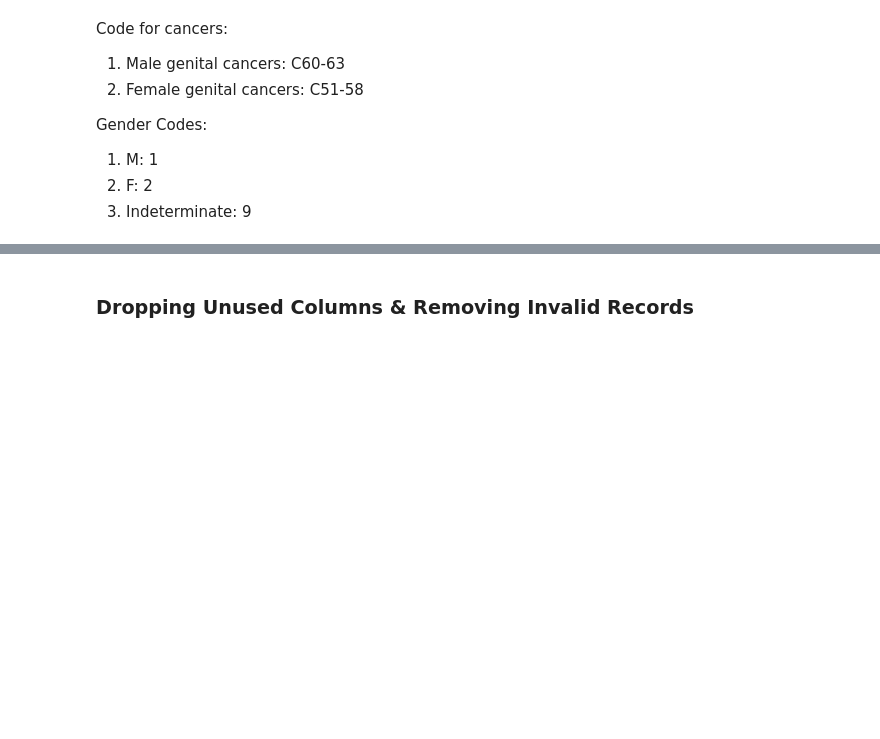
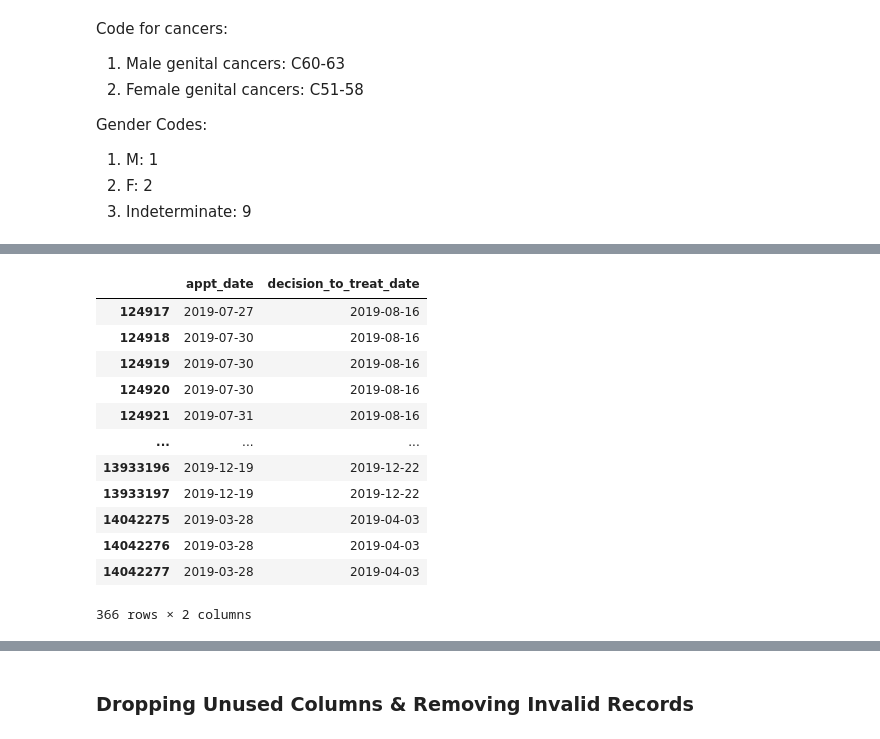
Before and after one commit to jcnexu/clinical_dashboards_sem2_2024, a Jupyter notebook: new_data_dict.ipynb, the cells around one changed output, grey strips where cells are left out. Cells and saved outputs as stored; diff of their text form; code cells hidden in the pictures; blank space fills up the shorter version.

```diff
--- a/new_data_dict.ipynb
+++ b/new_data_dict.ipynb
@@ -412,0 +427,22 @@ bad_records
+# %%
+tumour_radiotherapy[
+    (tumour_radiotherapy['appt_date'] < tumour_radiotherapy['decision_to_treat_date']) &
+    tumour_radiotherapy['appt_date'].notna() &
+    tumour_radiotherapy['decision_to_treat_date'].notna()
+][['appt_date','decision_to_treat_date']]
+
+# invalid appts^
+# %% [output]
+|  | appt_date | decision_to_treat_date |
+| 124917 | 2019-07-27 | 2019-08-16 |
+| 124918 | 2019-07-30 | 2019-08-16 |
+| 124919 | 2019-07-30 | 2019-08-16 |
+| 124920 | 2019-07-30 | 2019-08-16 |
+| 124921 | 2019-07-31 | 2019-08-16 |
+| ... | ... | ... |
+| 13933196 | 2019-12-19 | 2019-12-22 |
+| 13933197 | 2019-12-19 | 2019-12-22 |
+| 14042275 | 2019-03-28 | 2019-04-03 |
+| 14042276 | 2019-03-28 | 2019-04-03 |
+| 14042277 | 2019-03-28 | 2019-04-03 |
+366 rows × 2 columns
```
Also changed, not shown: parts of 26 cells of this notebook.
